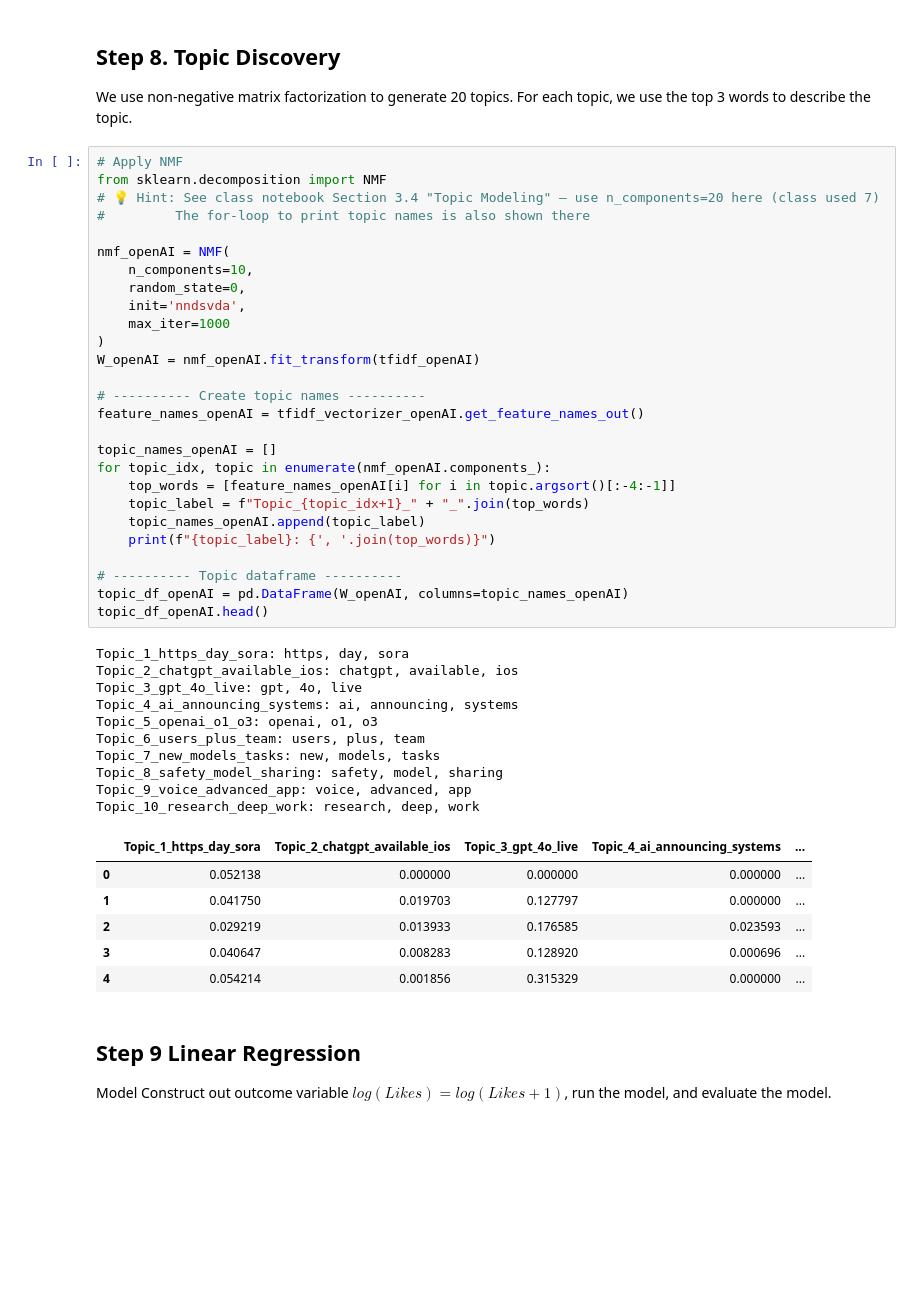
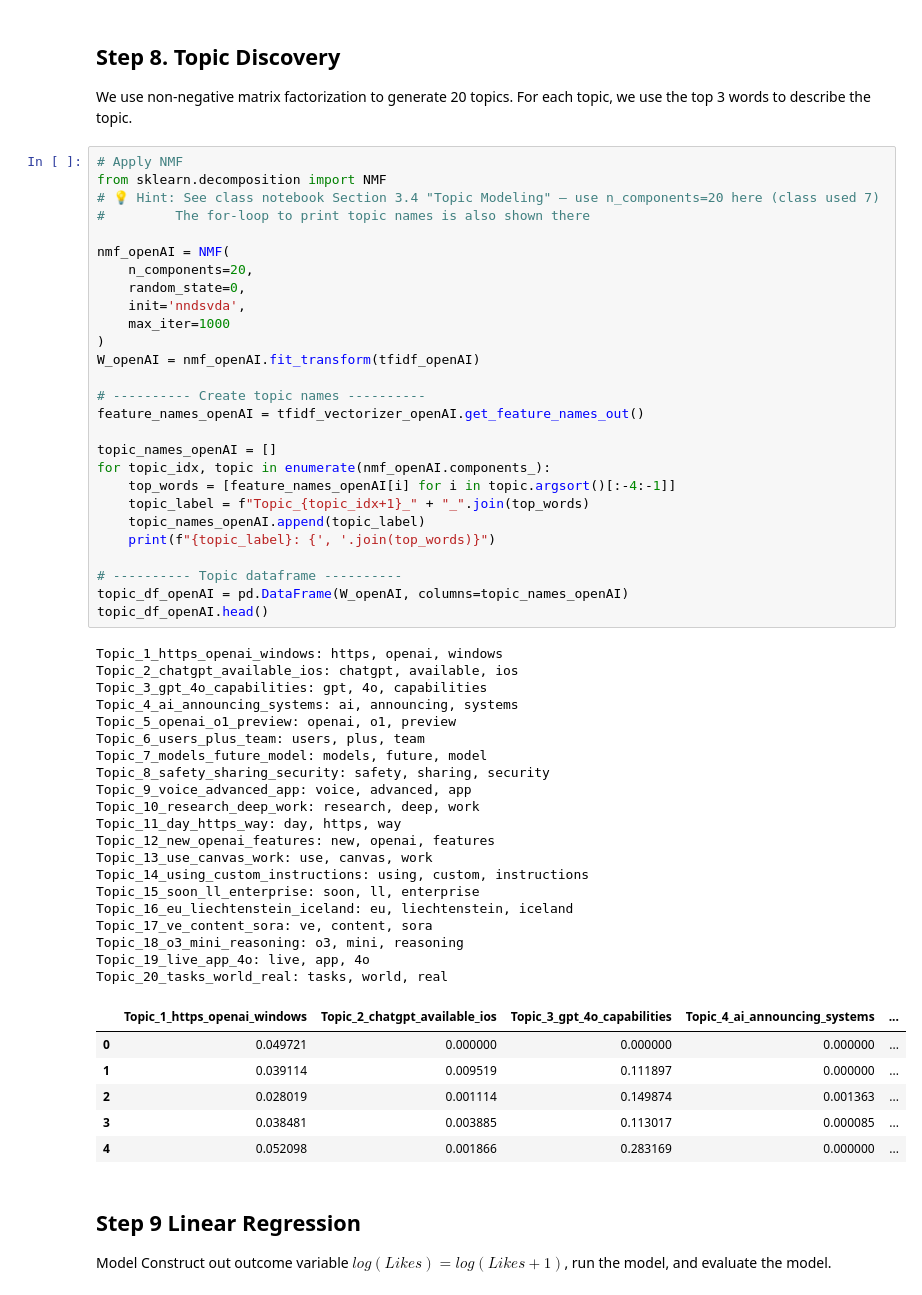
Before and after one commit to bobaboiz0127/bobaboiz0127.github.io, a Jupyter notebook: Week3/ITOM6219-HW3.ipynb, the cells around one changed output. Cells and saved outputs as stored; diff of their text form; blank space fills up the shorter version.

```diff
--- a/Week3/ITOM6219-HW3.ipynb
+++ b/Week3/ITOM6219-HW3.ipynb
@@ -468,45 +468,55 @@ For each topic, we use the top 3 words to describe the topic.
 from sklearn.decomposition import NMF
 # 💡 Hint: See class notebook Section 3.4 "Topic Modeling" – use n_components=20 here (class used 7)
 #         The for-loop to print topic names is also shown there
 
 nmf_openAI = NMF(
-    n_components=10,
+    n_components=20,
     random_state=0,
     init='nndsvda',
     max_iter=1000
 )
 W_openAI = nmf_openAI.fit_transform(tfidf_openAI)
 
 # ---------- Create topic names ----------
 feature_names_openAI = tfidf_vectorizer_openAI.get_feature_names_out()
 
 topic_names_openAI = []
 for topic_idx, topic in enumerate(nmf_openAI.components_):
     top_words = [feature_names_openAI[i] for i in topic.argsort()[:-4:-1]]
     topic_label = f"Topic_{topic_idx+1}_" + "_".join(top_words)
     topic_names_openAI.append(topic_label)
     print(f"{topic_label}: {', '.join(top_words)}")
 
 # ---------- Topic dataframe ----------
 topic_df_openAI = pd.DataFrame(W_openAI, columns=topic_names_openAI)
 topic_df_openAI.head()
 # %% [output]
-Topic_1_https_day_sora: https, day, sora
+Topic_1_https_openai_windows: https, openai, windows
 Topic_2_chatgpt_available_ios: chatgpt, available, ios
-Topic_3_gpt_4o_live: gpt, 4o, live
+Topic_3_gpt_4o_capabilities: gpt, 4o, capabilities
 Topic_4_ai_announcing_systems: ai, announcing, systems
-Topic_5_openai_o1_o3: openai, o1, o3
+Topic_5_openai_o1_preview: openai, o1, preview
 Topic_6_users_plus_team: users, plus, team
-Topic_7_new_models_tasks: new, models, tasks
-Topic_8_safety_model_sharing: safety, model, sharing
+Topic_7_models_future_model: models, future, model
+Topic_8_safety_sharing_security: safety, sharing, security
 Topic_9_voice_advanced_app: voice, advanced, app
 Topic_10_research_deep_work: research, deep, work
+Topic_11_day_https_way: day, https, way
+Topic_12_new_openai_features: new, openai, features
+Topic_13_use_canvas_work: use, canvas, work
+Topic_14_using_custom_instructions: using, custom, instructions
+Topic_15_soon_ll_enterprise: soon, ll, enterprise
+Topic_16_eu_liechtenstein_iceland: eu, liechtenstein, iceland
+Topic_17_ve_content_sora: ve, content, sora
+Topic_18_o3_mini_reasoning: o3, mini, reasoning
+Topic_19_live_app_4o: live, app, 4o
+Topic_20_tasks_world_real: tasks, world, real
-|  | Topic_1_https_day_sora | Topic_2_chatgpt_available_ios | Topic_3_gpt_4o_live | Topic_4_ai_announcing_systems | ... |
-| 0 | 0.052138 | 0.000000 | 0.000000 | 0.000000 | ... |
-| 1 | 0.041750 | 0.019703 | 0.127797 | 0.000000 | ... |
-| 2 | 0.029219 | 0.013933 | 0.176585 | 0.023593 | ... |
-| 3 | 0.040647 | 0.008283 | 0.128920 | 0.000696 | ... |
-| 4 | 0.054214 | 0.001856 | 0.315329 | 0.000000 | ... |
+|  | Topic_1_https_openai_windows | Topic_2_chatgpt_available_ios | Topic_3_gpt_4o_capabilities | Topic_4_ai_announcing_systems | ... |
+| 0 | 0.049721 | 0.000000 | 0.000000 | 0.000000 | ... |
+| 1 | 0.039114 | 0.009519 | 0.111897 | 0.000000 | ... |
+| 2 | 0.028019 | 0.001114 | 0.149874 | 0.001363 | ... |
+| 3 | 0.038481 | 0.003885 | 0.113017 | 0.000085 | ... |
+| 4 | 0.052098 | 0.001866 | 0.283169 | 0.000000 | ... |
 # %% [markdown]
 ## Step 9 Linear Regression
 Model
```
Also changed, not shown: parts of 1 cell of this notebook.
